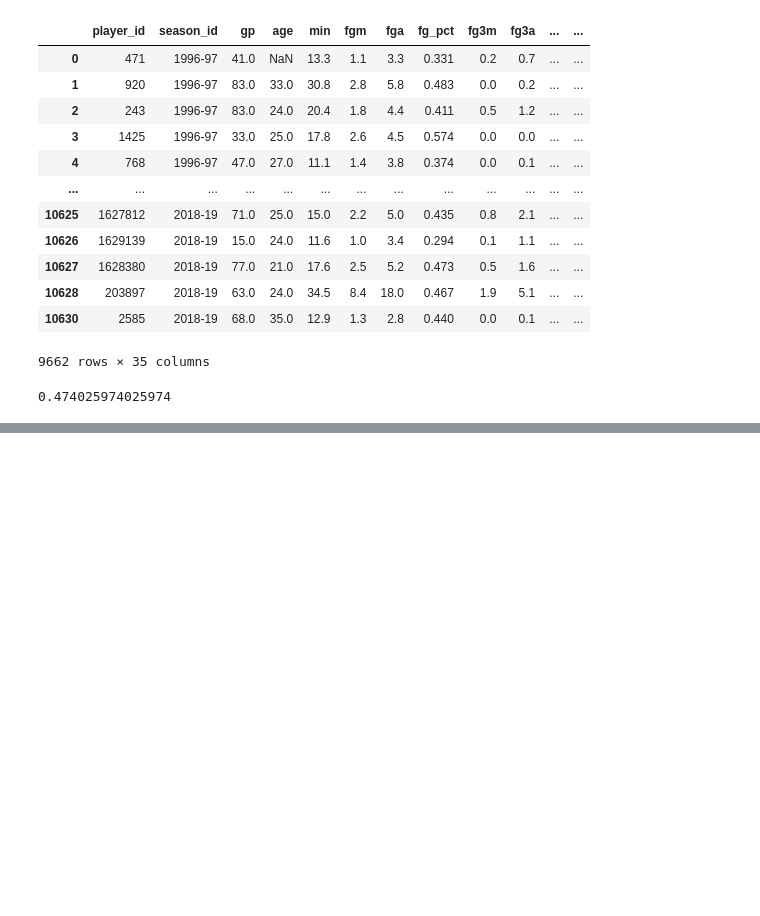
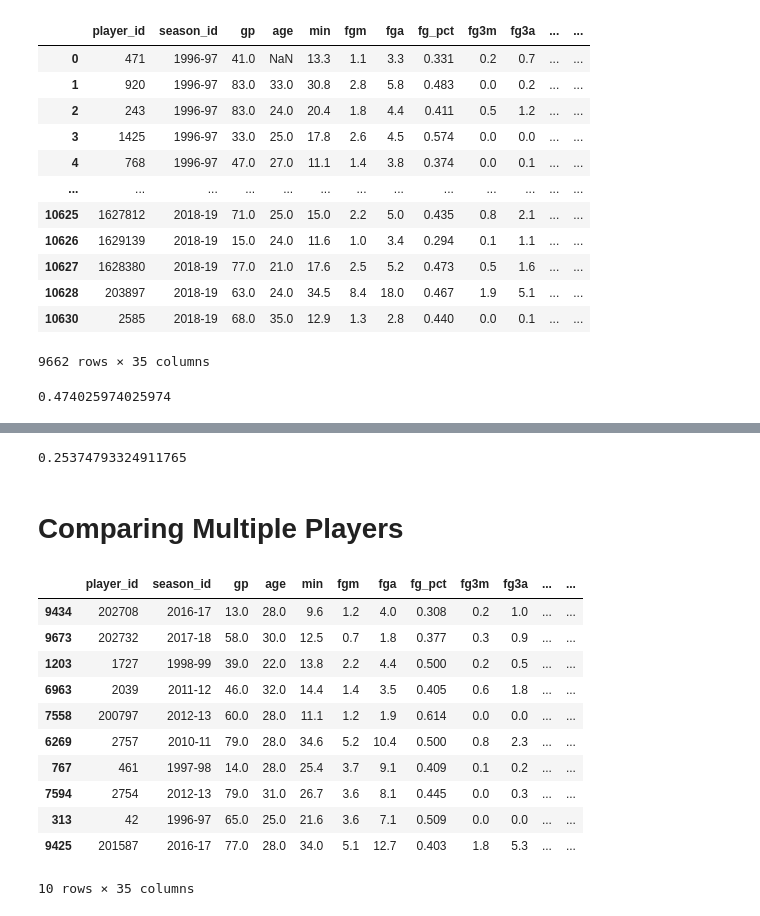
Before and after one commit to JobanD/nba-projections, a Jupyter notebook: actual-projection-model/building_model.ipynb, the cells around one changed output, grey strips where cells are left out. Drawn from its saved outputs; the diff is of its cells as text; code cells hidden in the pictures; blank space fills up the shorter version.

```diff
--- a/actual-projection-model/building_model.ipynb
+++ b/actual-projection-model/building_model.ipynb
@@ -488,0 +571,22 @@ jrue_pts_norm
+# %%
+cols_to_norm = ['pts',
+    'min',
+    'fgm',
+    'fga',
+    'fg3m',
+    'fg3a',
+    'ftm',
+    'fta',
+    'oreb',
+    'dreb',
+    'ast',
+    'stl',
+    'tov',
+    'blk']
+# %%
+def vorp(df):
+    for col_name in cols_to_norm:
+        df['{}_norm'.format(col_name)] = normalize(df[col_name])
+    return df
+# %%
+df_norm = df_filter.groupby(['season_id']).apply(vorp)
@@ -488,0 +686,6 @@ jrue_pts_norm
+# %%
+number
+# %% [output]
+0.25374793324911765
+# %% [markdown]
+# Comparing Multiple Players
@@ -488,0 +694,17 @@ jrue_pts_norm
+# %%
+df_sample = df_norm.sample(10)
+# %%
+df_sample
+# %% [output]
+|  | player_id | season_id | gp | age | min | fgm | fga | fg_pct | fg3m | fg3a | ... | ... |
+| 9434 | 202708 | 2016-17 | 13.0 | 28.0 | 9.6 | 1.2 | 4.0 | 0.308 | 0.2 | 1.0 | ... | ... |
+| 9673 | 202732 | 2017-18 | 58.0 | 30.0 | 12.5 | 0.7 | 1.8 | 0.377 | 0.3 | 0.9 | ... | ... |
+| 1203 | 1727 | 1998-99 | 39.0 | 22.0 | 13.8 | 2.2 | 4.4 | 0.500 | 0.2 | 0.5 | ... | ... |
+| 6963 | 2039 | 2011-12 | 46.0 | 32.0 | 14.4 | 1.4 | 3.5 | 0.405 | 0.6 | 1.8 | ... | ... |
+| 7558 | 200797 | 2012-13 | 60.0 | 28.0 | 11.1 | 1.2 | 1.9 | 0.614 | 0.0 | 0.0 | ... | ... |
+| 6269 | 2757 | 2010-11 | 79.0 | 28.0 | 34.6 | 5.2 | 10.4 | 0.500 | 0.8 | 2.3 | ... | ... |
+| 767 | 461 | 1997-98 | 14.0 | 28.0 | 25.4 | 3.7 | 9.1 | 0.409 | 0.1 | 0.2 | ... | ... |
+| 7594 | 2754 | 2012-13 | 79.0 | 31.0 | 26.7 | 3.6 | 8.1 | 0.445 | 0.0 | 0.3 | ... | ... |
+| 313 | 42 | 1996-97 | 65.0 | 25.0 | 21.6 | 3.6 | 7.1 | 0.509 | 0.0 | 0.0 | ... | ... |
+| 9425 | 201587 | 2016-17 | 77.0 | 28.0 | 34.0 | 5.1 | 12.7 | 0.403 | 1.8 | 5.3 | ... | ... |
+10 rows × 35 columns
```
Also changed, not shown: parts of 121 cells of this notebook.
